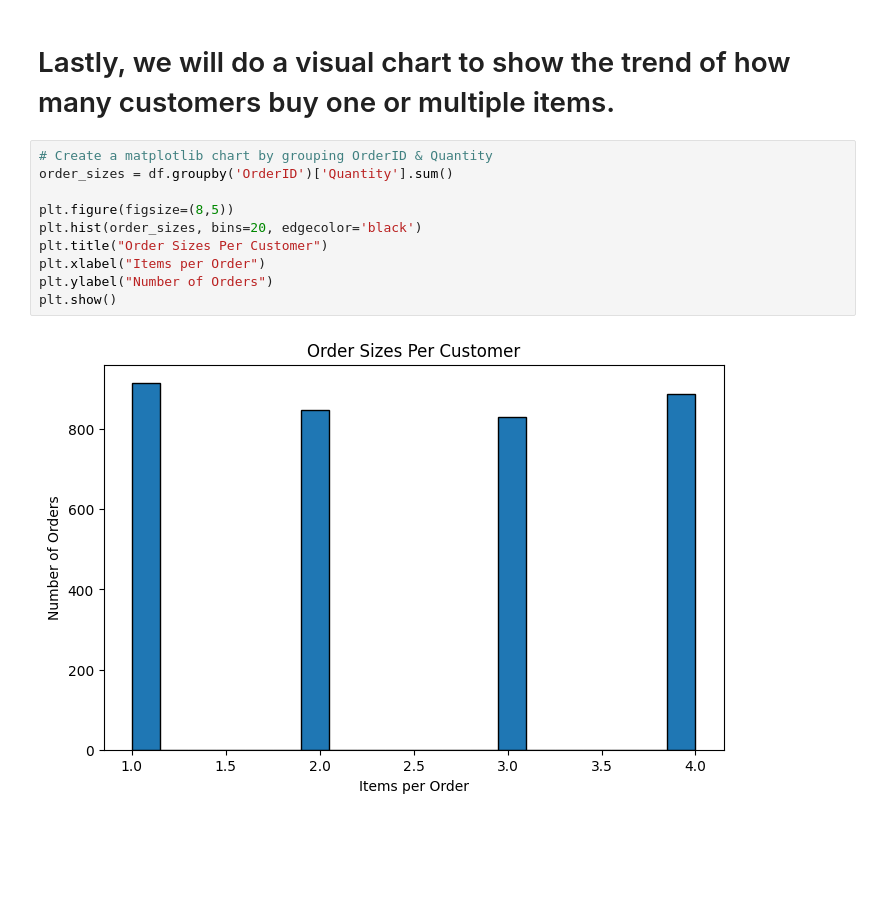
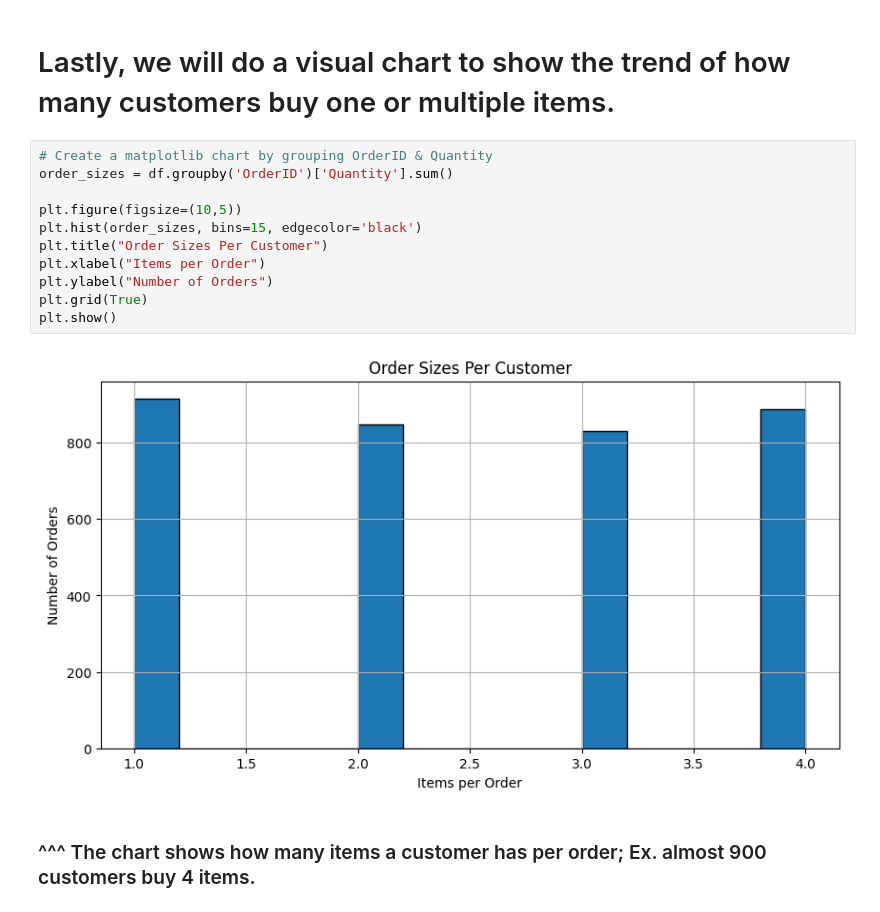
Before and after one commit to malini13-ux/Data_Analysis-Beginner_Project, a Jupyter notebook: beginner_python_code.ipynb, the cells around one changed output. Saved outputs shown, nothing was run; the diff lists cells and outputs as text; blank space fills up the shorter version.

```diff
--- a/beginner_python_code.ipynb
+++ b/beginner_python_code.ipynb
@@ -258,12 +258,15 @@ Average Quantity per Order: 2.49
 # %%
 # Create a matplotlib chart by grouping OrderID & Quantity
 order_sizes = df.groupby('OrderID')['Quantity'].sum()
 
-plt.figure(figsize=(8,5))
-plt.hist(order_sizes, bins=20, edgecolor='black')
+plt.figure(figsize=(10,5))
+plt.hist(order_sizes, bins=15, edgecolor='black')
 plt.title("Order Sizes Per Customer")
 plt.xlabel("Items per Order")
 plt.ylabel("Number of Orders")
+plt.grid(True)
 plt.show()
 # %% [output]
-[figure, old version]
+[figure, new version]
+# %% [markdown]
+### ^^^ The chart shows how many items a customer has per order; Ex. almost 900 customers buy 4 items.
```
Also changed, not shown: parts of 1 cell of this notebook.
